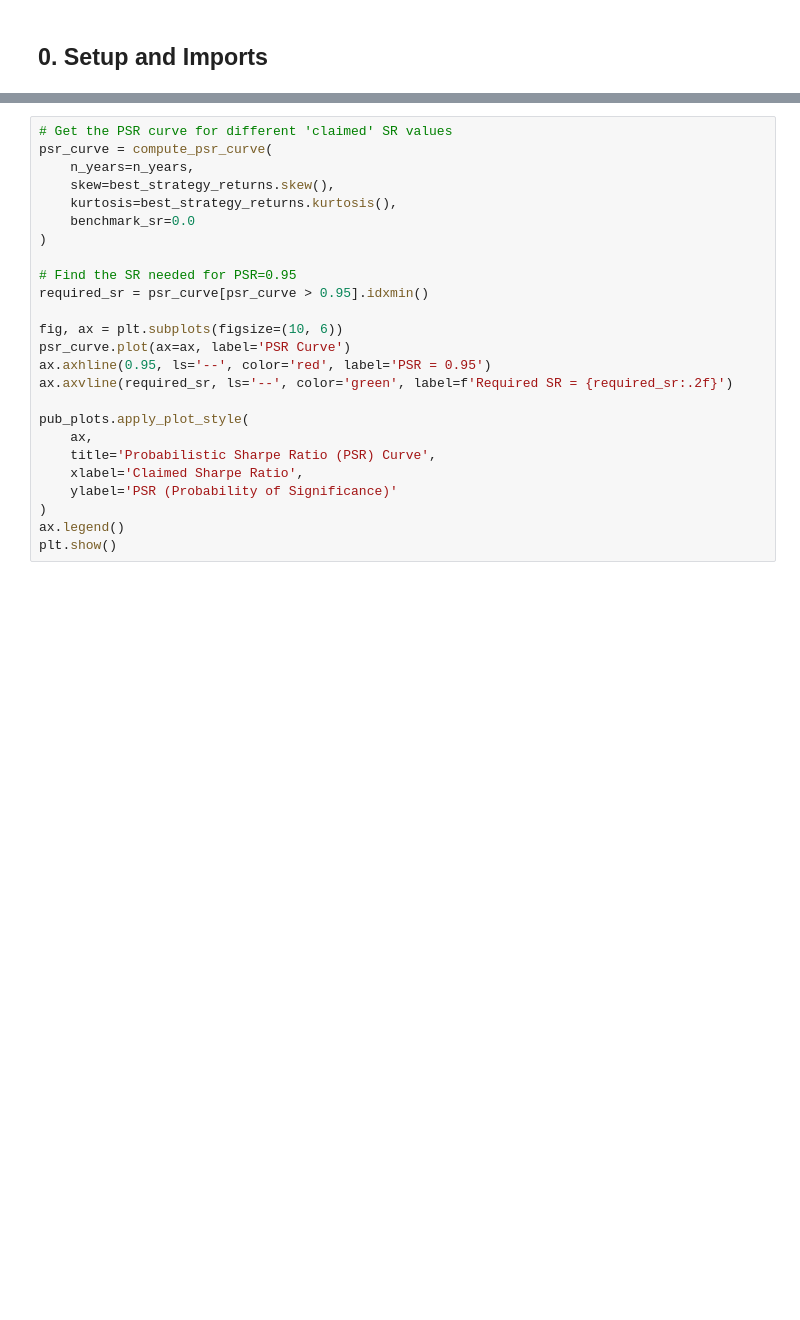
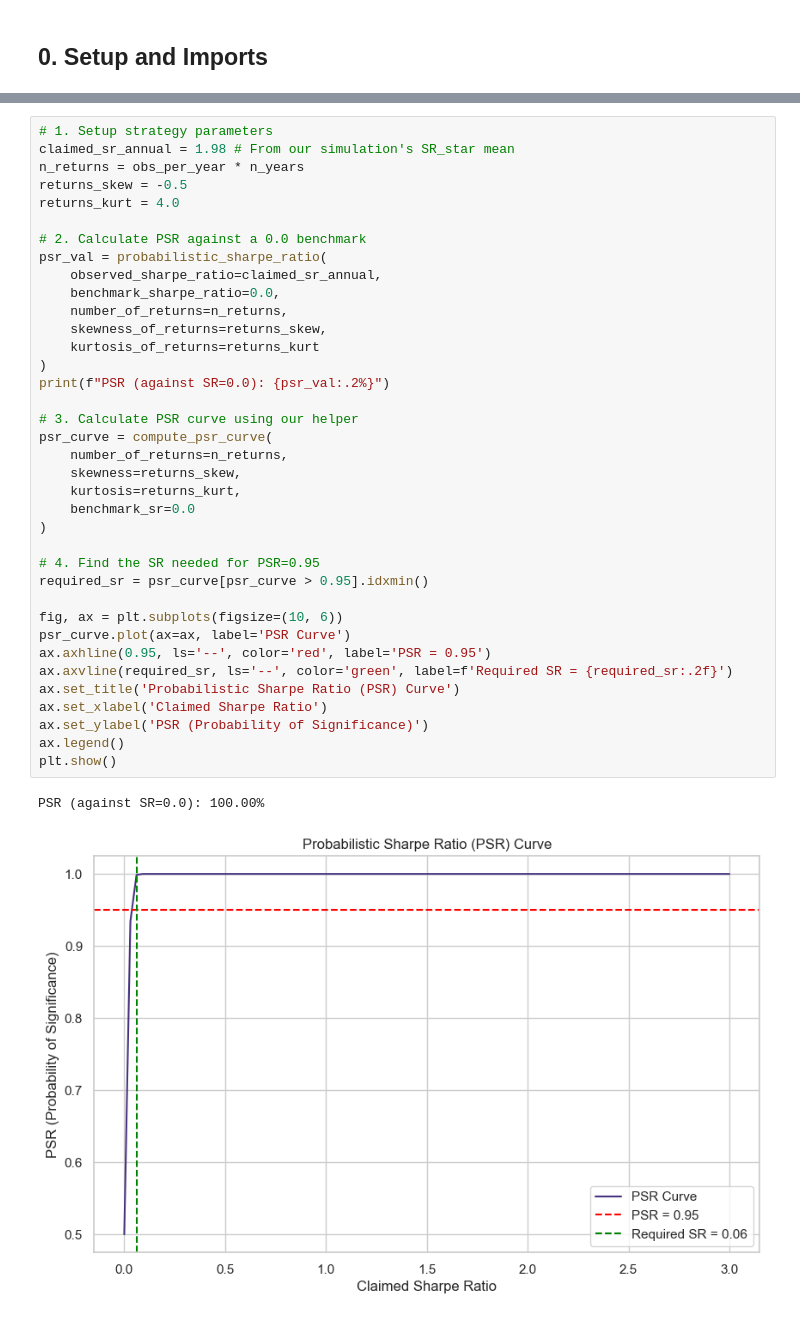
Before and after one commit to RiskLabAI/Notebooks.py, a Jupyter notebook: backtest/detecting_backtesy_overfitting.ipynb, the cells around one changed output, grey strips where cells are left out. Saved outputs shown, nothing was run; the diff lists cells and outputs as text; blank space fills up the shorter version.

```diff
--- a/backtest/detecting_backtesy_overfitting.ipynb
+++ b/backtest/detecting_backtesy_overfitting.ipynb
@@ -135,25 +181,40 @@ We can also use `compute_psr_curve` to see what SR we *would* need to achieve 95
 # %%
-# Get the PSR curve for different 'claimed' SR values
+# 1. Setup strategy parameters
+claimed_sr_annual = 1.98 # From our simulation's SR_star mean
+n_returns = obs_per_year * n_years
+returns_skew = -0.5
+returns_kurt = 4.0
+
+# 2. Calculate PSR against a 0.0 benchmark
+psr_val = probabilistic_sharpe_ratio(
+    observed_sharpe_ratio=claimed_sr_annual,
+    benchmark_sharpe_ratio=0.0,
+    number_of_returns=n_returns,
+    skewness_of_returns=returns_skew,
+    kurtosis_of_returns=returns_kurt
+)
+print(f"PSR (against SR=0.0): {psr_val:.2%}")
+
+# 3. Calculate PSR curve using our helper
 psr_curve = compute_psr_curve(
-    n_years=n_years,
-    skew=best_strategy_returns.skew(),
-    kurtosis=best_strategy_returns.kurtosis(),
+    number_of_returns=n_returns,
+    skewness=returns_skew,
+    kurtosis=returns_kurt,
     benchmark_sr=0.0
 )
 
-# Find the SR needed for PSR=0.95
+# 4. Find the SR needed for PSR=0.95
 required_sr = psr_curve[psr_curve > 0.95].idxmin()
 
 fig, ax = plt.subplots(figsize=(10, 6))
 psr_curve.plot(ax=ax, label='PSR Curve')
 ax.axhline(0.95, ls='--', color='red', label='PSR = 0.95')
 ax.axvline(required_sr, ls='--', color='green', label=f'Required SR = {required_sr:.2f}')
-
-pub_plots.apply_plot_style(
-    ax,
-    title='Probabilistic Sharpe Ratio (PSR) Curve',
-    xlabel='Claimed Sharpe Ratio',
-    ylabel='PSR (Probability of Significance)'
-)
+ax.set_title('Probabilistic Sharpe Ratio (PSR) Curve')
+ax.set_xlabel('Claimed Sharpe Ratio')
+ax.set_ylabel('PSR (Probability of Significance)')
 ax.legend()
 plt.show()
+# %% [output]
+PSR (against SR=0.0): 100.00%
+[figure, added]
```
Also changed, not shown: parts of 28 cells of this notebook, 3 other files.
